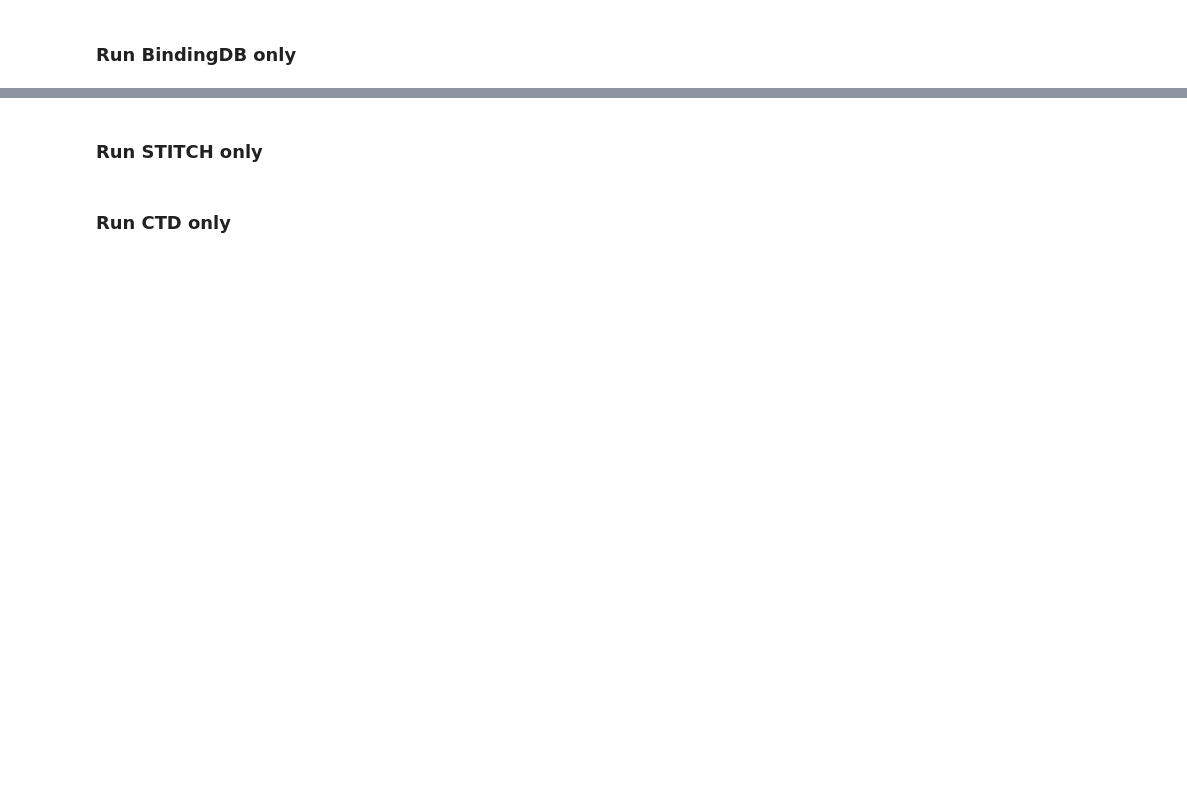
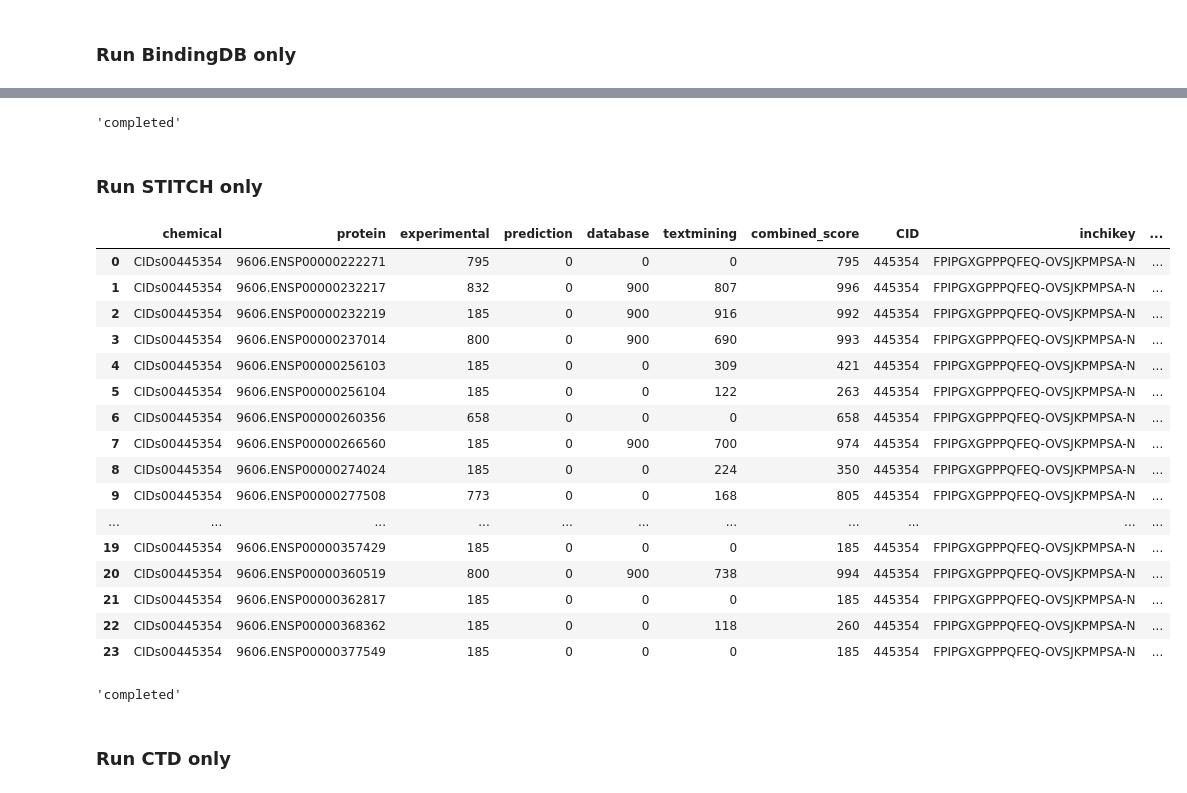
Before and after one commit to menicgiulia/CPIExtract, a Jupyter notebook: Comp2Prot_example.ipynb, the cells around one changed output, grey strips where cells are left out. Drawn from its saved outputs; the diff is of its cells as text; code cells hidden in the pictures; blank space fills up the shorter version.

```diff
--- a/Comp2Prot_example.ipynb
+++ b/Comp2Prot_example.ipynb
@@ -194,5 +369,7 @@ bdb_state
 # %%
-bdb_dat
+bdb_state
+# %% [output]
+'completed'
 # %% [markdown]
 ### Run STITCH only
 # %%
@@ -204,7 +381,27 @@ stitch = Stitch(database=sttch_data)
 # %%
-[sttch_dat, sttch_state, sttch_raw] = stitch.interactions(input_comp=comp_ids, set_stereo=1)
+sttch_dat
+# %% [output]
+|  | chemical | protein | experimental | prediction | database | textmining | combined_score | CID | inchikey | ... |
+| 0 | CIDs00445354 | 9606.ENSP00000222271 | 795 | 0 | 0 | 0 | 795 | 445354 | FPIPGXGPPPQFEQ-OVSJKPMPSA-N | ... |
+| 1 | CIDs00445354 | 9606.ENSP00000232217 | 832 | 0 | 900 | 807 | 996 | 445354 | FPIPGXGPPPQFEQ-OVSJKPMPSA-N | ... |
+| 2 | CIDs00445354 | 9606.ENSP00000232219 | 185 | 0 | 900 | 916 | 992 | 445354 | FPIPGXGPPPQFEQ-OVSJKPMPSA-N | ... |
+| 3 | CIDs00445354 | 9606.ENSP00000237014 | 800 | 0 | 900 | 690 | 993 | 445354 | FPIPGXGPPPQFEQ-OVSJKPMPSA-N | ... |
+| 4 | CIDs00445354 | 9606.ENSP00000256103 | 185 | 0 | 0 | 309 | 421 | 445354 | FPIPGXGPPPQFEQ-OVSJKPMPSA-N | ... |
+| 5 | CIDs00445354 | 9606.ENSP00000256104 | 185 | 0 | 0 | 122 | 263 | 445354 | FPIPGXGPPPQFEQ-OVSJKPMPSA-N | ... |
+| 6 | CIDs00445354 | 9606.ENSP00000260356 | 658 | 0 | 0 | 0 | 658 | 445354 | FPIPGXGPPPQFEQ-OVSJKPMPSA-N | ... |
+| 7 | CIDs00445354 | 9606.ENSP00000266560 | 185 | 0 | 900 | 700 | 974 | 445354 | FPIPGXGPPPQFEQ-OVSJKPMPSA-N | ... |
+| 8 | CIDs00445354 | 9606.ENSP00000274024 | 185 | 0 | 0 | 224 | 350 | 445354 | FPIPGXGPPPQFEQ-OVSJKPMPSA-N | ... |
+| 9 | CIDs00445354 | 9606.ENSP00000277508 | 773 | 0 | 0 | 168 | 805 | 445354 | FPIPGXGPPPQFEQ-OVSJKPMPSA-N | ... |
+| ... | ... | ... | ... | ... | ... | ... | ... | ... | ... | ... |
+| 19 | CIDs00445354 | 9606.ENSP00000357429 | 185 | 0 | 0 | 0 | 185 | 445354 | FPIPGXGPPPQFEQ-OVSJKPMPSA-N | ... |
+| 20 | CIDs00445354 | 9606.ENSP00000360519 | 800 | 0 | 900 | 738 | 994 | 445354 | FPIPGXGPPPQFEQ-OVSJKPMPSA-N | ... |
+| 21 | CIDs00445354 | 9606.ENSP00000362817 | 185 | 0 | 0 | 0 | 185 | 445354 | FPIPGXGPPPQFEQ-OVSJKPMPSA-N | ... |
+| 22 | CIDs00445354 | 9606.ENSP00000368362 | 185 | 0 | 0 | 118 | 260 | 445354 | FPIPGXGPPPQFEQ-OVSJKPMPSA-N | ... |
+| 23 | CIDs00445354 | 9606.ENSP00000377549 | 185 | 0 | 0 | 0 | 185 | 445354 | FPIPGXGPPPQFEQ-OVSJKPMPSA-N | ... |
 # %%
-sttch_dat
+sttch_state
+# %% [output]
+'completed'
 # %% [markdown]
 ### Run CTD only
 # %%
```
Also changed, not shown: parts of 67 cells of this notebook.
